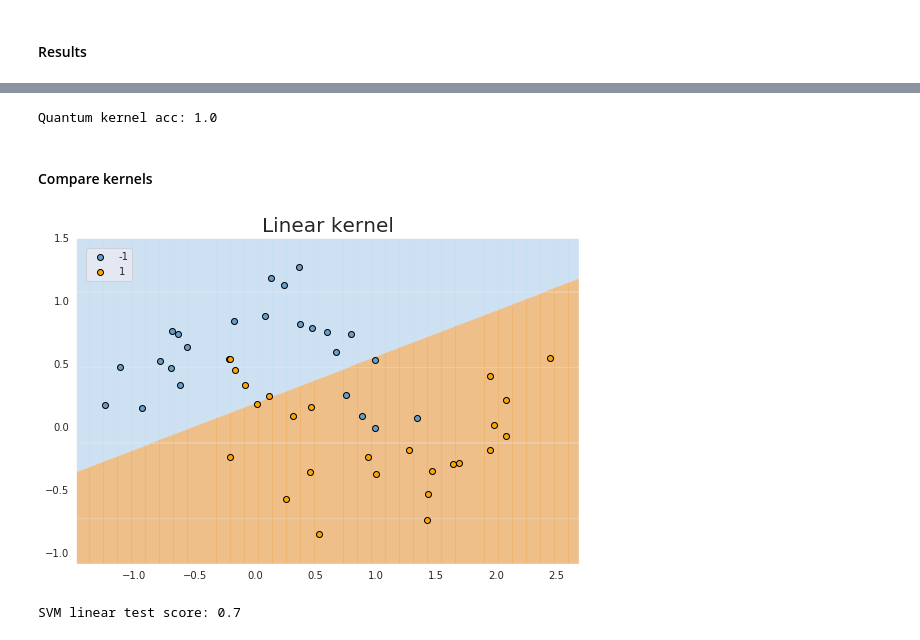
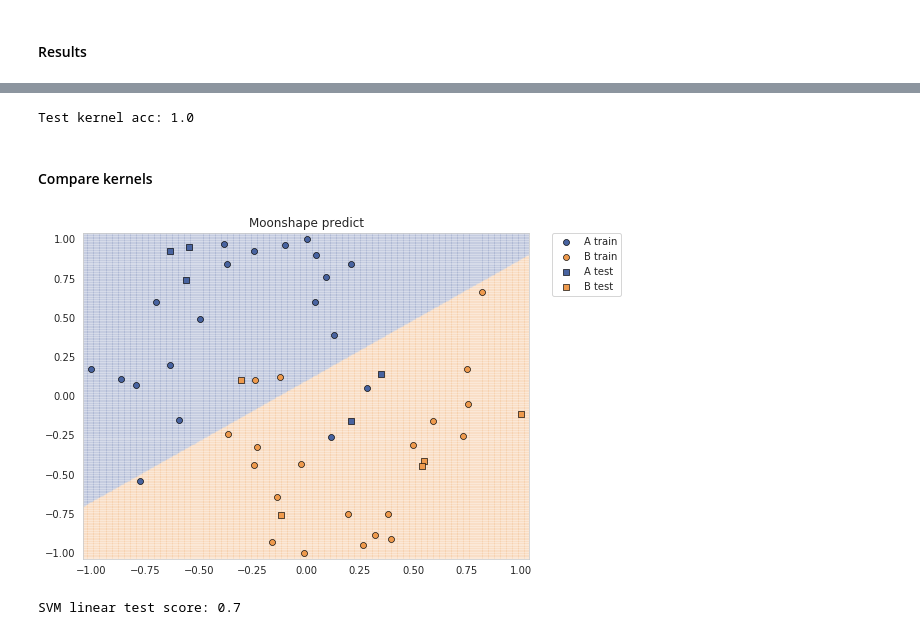
Before and after one commit to doggydoggy0101/Genetic_quantum_feature_map, a Jupyter notebook: demo.ipynb, the cells around one changed output, grey strips where cells are left out. Cells and saved outputs as stored; diff of their text form; code cells hidden in the pictures.

```diff
--- a/demo.ipynb
+++ b/demo.ipynb
@@ -205,24 +402,21 @@ model_ga = SVC(kernel=ga_kernel.evaluate)
 qsvm = model_ga.fit(train_x, train_y)
 q_score = model_ga.score(test_x, test_y)
 
-print(f'Quantum kernel acc: {q_score}')
+print(f'Test kernel acc: {q_score}')
 # %% [output]
-Quantum kernel acc: 1.0
+Test kernel acc: 1.0
 # %% [markdown]
 #### Compare kernels
 # %%
-margin = 0.24
+GRID = 0.04
 
 def make_meshgrid(x, y, h=0.004):
-    x_min, x_max = x.min() - margin, x.max() + margin
-    y_min, y_max = y.min() - margin, y.max() + margin
-    xx, yy = np.meshgrid(np.arange(x_min, x_max, h), np.arange(y_min, y_max, h))
+    xx, yy = np.meshgrid(np.arange(-1.04, 1.04+0.004, h), np.arange(-1.04, 1.04+0.004, h))
     return xx, yy
 
-def make_big_meshgrid(x, y, h=0.1): # 0.08
-    x_min, x_max = x.min() - margin, x.max() + margin
-    y_min, y_max = y.min() - margin, y.max() + margin
-    xx, yy = np.meshgrid(np.arange(x_min, x_max, h), np.arange(y_min, y_max, h))
+sns.set_style("whitegrid")
+def make_big_meshgrid(x, y, h=GRID):
+    xx, yy = np.meshgrid(np.arange(-1.04, 1.04+GRID, h), np.arange(-1.04, 1.04+GRID, h))
     return xx, yy
 
 def plot_contours(ax, clf, xx, yy, **params):
@@ -241,37 +435,38 @@ bbmeshgrid_features = np.column_stack((bbxx.ravel(), bbyy.ravel()))
 # %%
 model_svc = SVC(kernel='linear')
 svc_l = model_svc.fit(train_x, train_y)
 score = model_svc.score(test_x, test_y)
 
-cmap = matplotlib.colors.LinearSegmentedColormap.from_list("", ["#ADDFFF","#FF8C00"])
+cmap = matplotlib.colors.LinearSegmentedColormap.from_list("", ["#4863A0","#EE9A4D"])
 meshgrid_colors = svc_l.predict(meshgrid_features)
 
-plt.figure(figsize=(9,6))
+plt.figure(figsize=(8,6))
 meshgrid_colors = meshgrid_colors.reshape(xx.shape)
 plt.pcolormesh(xx, yy, meshgrid_colors, cmap=cmap, alpha=0.06)
 
 plt.scatter(
-    X[:, 0][y == 0],
-    X[:, 1][y == 0],
-    marker="o",
-    facecolors="#659EC7",
-    edgecolors="k",
-    label="-1",)
+    train_x[np.where(train_y[:] == 0), 0], train_x[np.where(train_y[:] == 0), 1],
+    marker="o", color="#4863A0", edgecolors="k", linewidths=0.64, label="A train")
 
 plt.scatter(
-    X[:, 0][y == 1],
-    X[:, 1][y == 1],
-    marker="o",
-    facecolors="#FFA500",
-    edgecolors="k",
-    label="1",)
+    train_x[np.where(train_y[:] == 1), 0], train_x[np.where(train_y[:] == 1), 1],
+    marker="o", color="#EE9A4D", edgecolors="k", linewidths=0.64, label="B train")
 
-plt.legend( loc="upper left", borderaxespad=1.0)
-plt.title("Linear kernel", fontsize=20)
+plt.scatter(
+    test_x[np.where(test_y[:] == 0), 0], test_x[np.where(test_y[:] == 0), 1],
+    marker="s", color="#4863A0", edgecolors="k", linewidths=0.64, label="A test")
+
+plt.scatter(
+    test_x[np.where(test_y[:] == 1), 0], test_x[np.where(test_y[:] == 1), 1],
+    marker="s", color="#EE9A4D", edgecolors="k", linewidths=0.64, label="B test")
+
+plt.legend(bbox_to_anchor=(1.05,1), loc="upper left", borderaxespad=0.0)
+plt.title("Moonshape predict")
+plt.grid(False)
 plt.show()
 
 print(f'SVM linear test score: {score}')
 # %% [output]
-[figure, old version]
+[figure, new version]
 SVM linear test score: 0.7
 # %%
```
Also changed, not shown: parts of 15 cells of this notebook.
